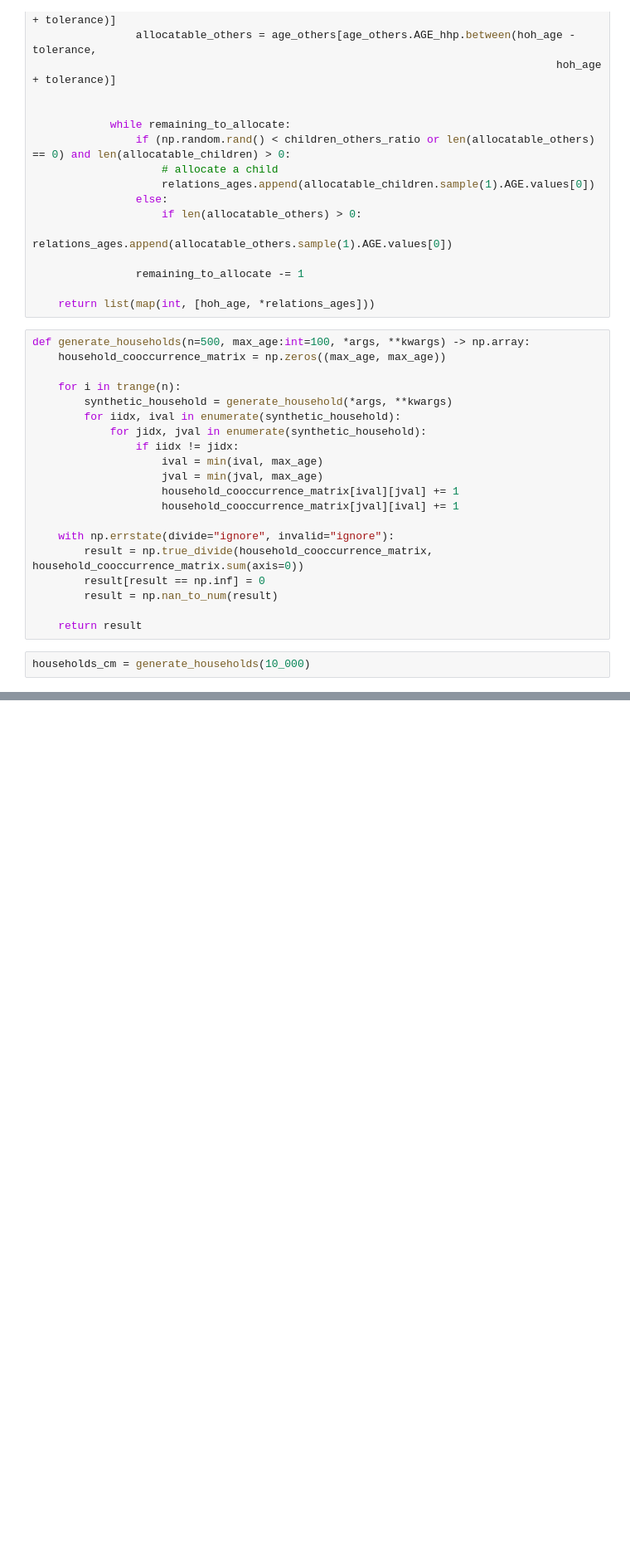
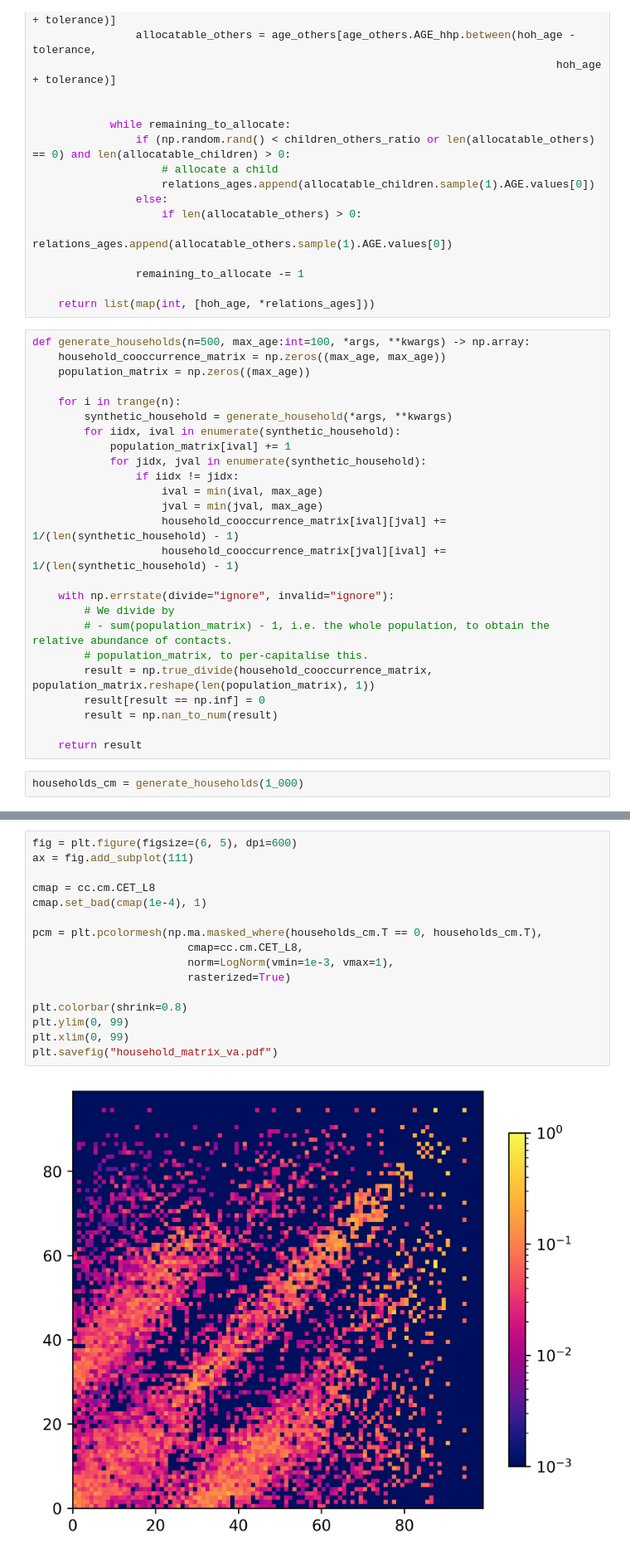
Before and after one commit to chrisvoncsefalvay/computational-infectious-disease, a Jupyter notebook: ch03/contact_matrix/Contact matrix inference.ipynb, the cells around one changed output, grey strips where cells are left out. Shown at 83% size. Drawn from its saved outputs; the diff is of its cells as text; blank space fills up the shorter version.

Commit message:
Added contact matrix inference.

```diff
--- a/ch03/contact_matrix/Contact matrix inference.ipynb
+++ b/ch03/contact_matrix/Contact matrix inference.ipynb
@@ -117,22 +119,27 @@ def generate_household(tolerance=2):
 # %%
 def generate_households(n=500, max_age:int=100, *args, **kwargs) -> np.array:
     household_cooccurrence_matrix = np.zeros((max_age, max_age))
+    population_matrix = np.zeros((max_age))
 
     for i in trange(n):
         synthetic_household = generate_household(*args, **kwargs)
         for iidx, ival in enumerate(synthetic_household):
+            population_matrix[ival] += 1
             for jidx, jval in enumerate(synthetic_household):
                 if iidx != jidx:
                     ival = min(ival, max_age)
                     jval = min(jval, max_age)
-                    household_cooccurrence_matrix[ival][jval] += 1
-                    household_cooccurrence_matrix[jval][ival] += 1
+                    household_cooccurrence_matrix[ival][jval] += 1/(len(synthetic_household) - 1)
+                    household_cooccurrence_matrix[jval][ival] += 1/(len(synthetic_household) - 1)
 
     with np.errstate(divide="ignore", invalid="ignore"):
-        result = np.true_divide(household_cooccurrence_matrix, household_cooccurrence_matrix.sum(axis=0))
+        # We divide by
+        # - sum(population_matrix) - 1, i.e. the whole population, to obtain the relative abundance of contacts.
+        # population_matrix, to per-capitalise this.
+        result = np.true_divide(household_cooccurrence_matrix, population_matrix.reshape(len(population_matrix), 1))
         result[result == np.inf] = 0
         result = np.nan_to_num(result)
 
     return result
 # %%
-households_cm = generate_households(10_000)
+households_cm = generate_households(1_000)
@@ -155,0 +146,18 @@ Text(0.5, 0, 'To')
+# %%
+fig = plt.figure(figsize=(6, 5), dpi=600)
+ax = fig.add_subplot(111)
+
+cmap = cc.cm.CET_L8
+cmap.set_bad(cmap(1e-4), 1)
+
+pcm = plt.pcolormesh(np.ma.masked_where(households_cm.T == 0, households_cm.T),
+                        cmap=cc.cm.CET_L8,
+                        norm=LogNorm(vmin=1e-3, vmax=1),
+                        rasterized=True)
+
+plt.colorbar(shrink=0.8)
+plt.ylim(0, 99)
+plt.xlim(0, 99)
+plt.savefig("household_matrix_va.pdf")
+# %% [output]
+[figure, added]
```
Also changed, not shown: parts of 28 cells of this notebook.
